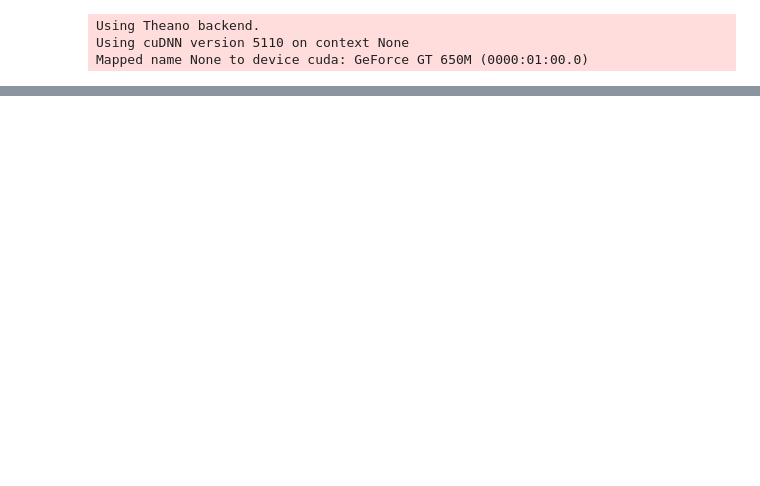
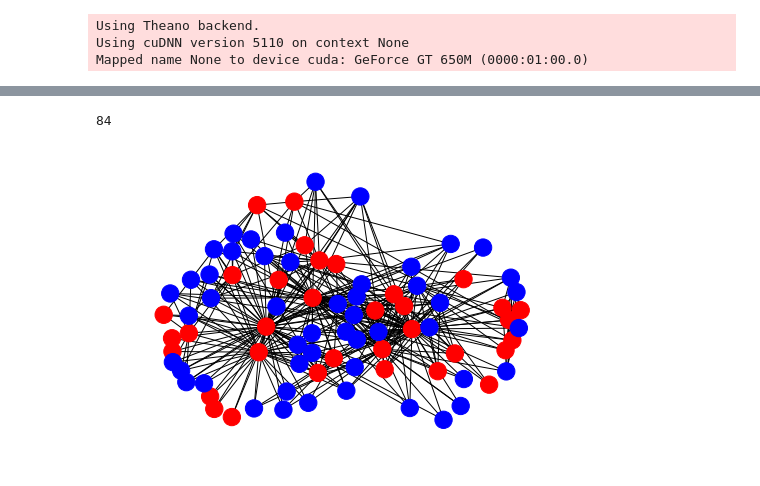
Before and after one commit to DavidMcDonald1993/theano, a Jupyter notebook: variational_autoencoder.ipynb, the cells around one changed output, grey strips where cells are left out. Drawn from its saved outputs; the diff is of its cells as text; code cells hidden in the pictures; blank space fills up the shorter version.

```diff
--- a/variational_autoencoder.ipynb
+++ b/variational_autoencoder.ipynb
@@ -332,0 +416,2 @@ plt.scatter(S_encoded[:, 0],
+# %%
+generated_nodes[generated_nodes < 1e-1] = 0
@@ -332,0 +448,16 @@ plt.scatter(S_encoded[:, 0],
+# %%
+combined = np.zeros((len(A) + num_samples, len(A) + num_samples))
+# %%
+combined[:len(A), :len(A)] = A
+combined[len(A):, :len(A)] = generated_nodes
+combined[:len(A), len(A):] = generated_nodes.T
+# %%
+H = nx.from_numpy_matrix(combined)
+# %%
+nx.number_of_nodes(H)
+# %% [output]
+84
+# %%
+nx.draw(H, node_color=["r" if n < nx.number_of_nodes(G) else "b" for n in H.nodes()])
+# %% [output]
+[figure, added]
```
Also changed, not shown: parts of 34 cells of this notebook, 4 other files.
